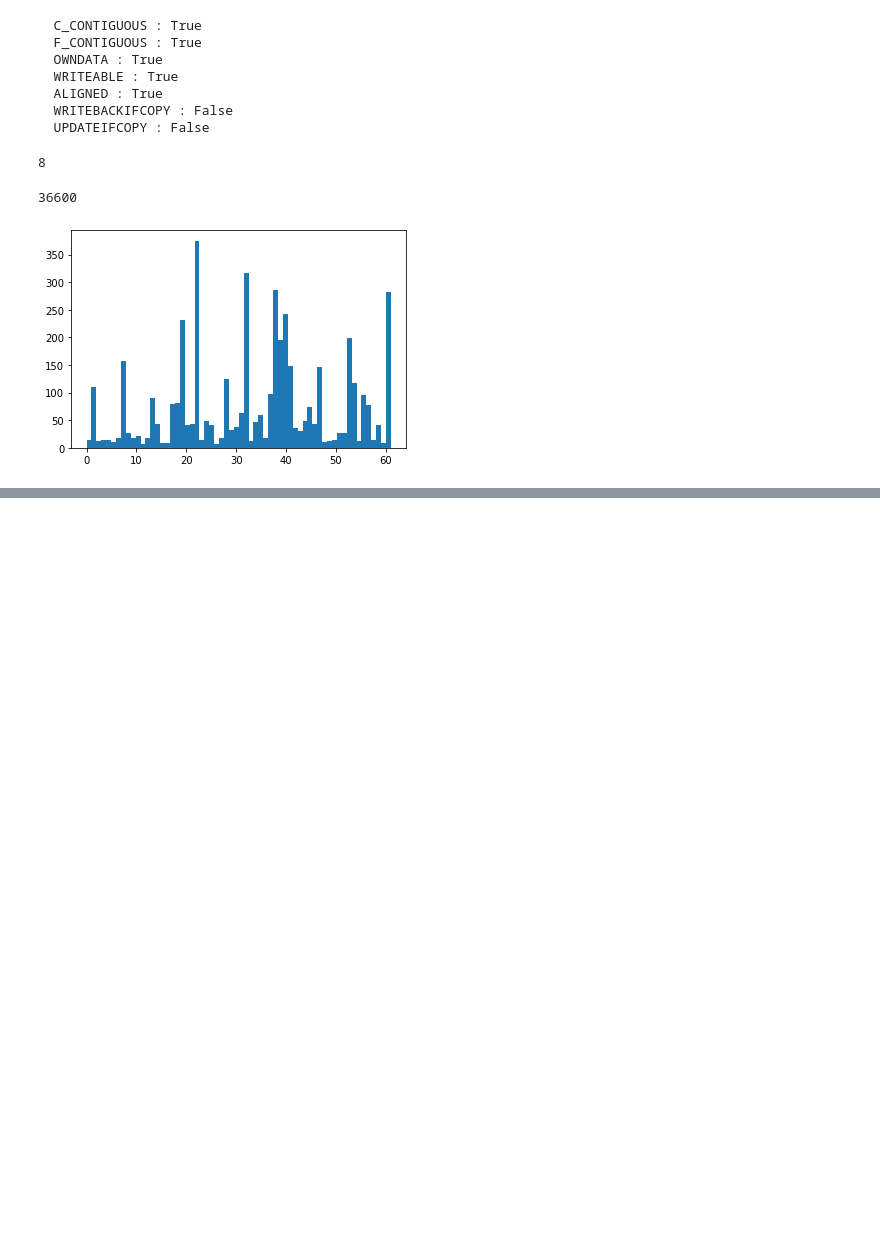
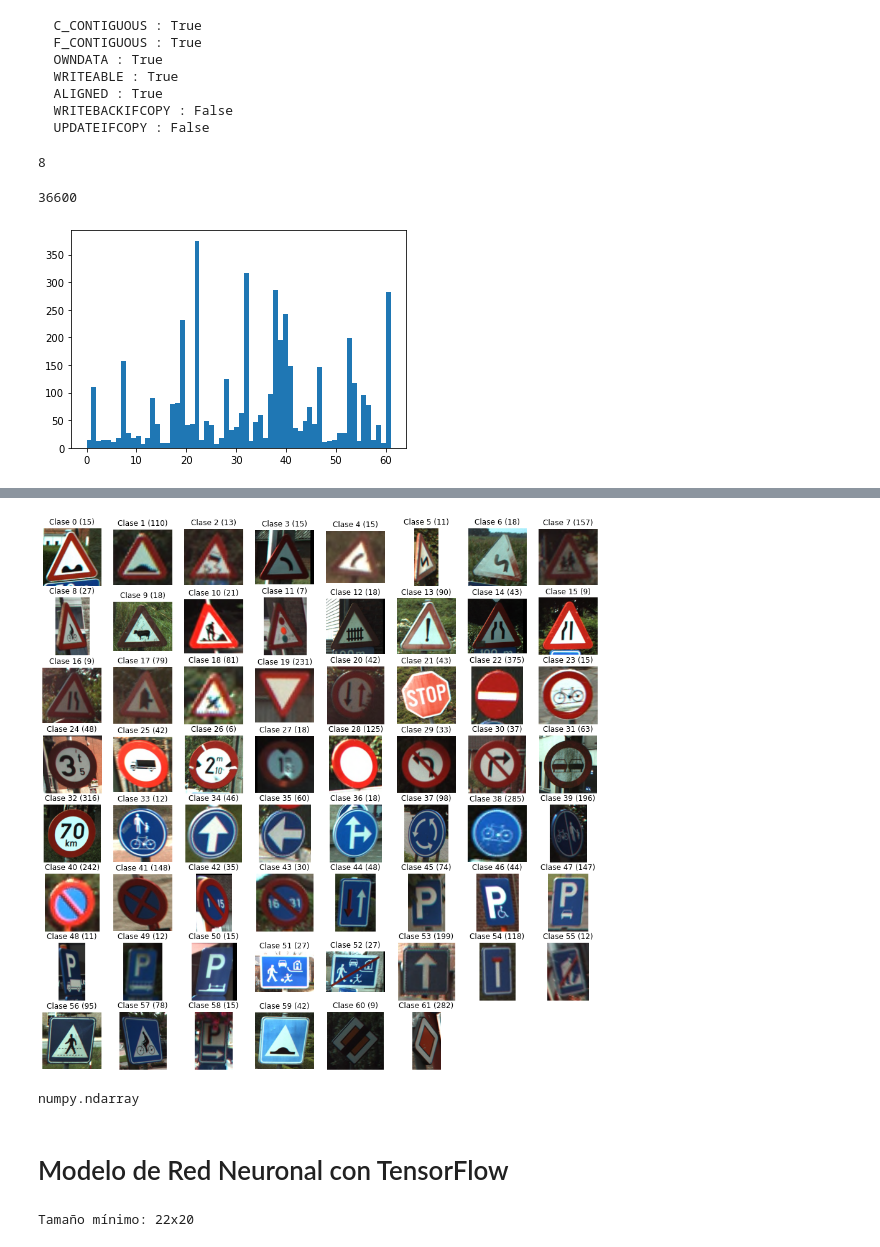
Before and after one commit to JhonFiUNFV/Data_Science_JF, a Jupyter notebook: python-ml/me/S8.2- Señales de Trafico.ipynb, the cells around one changed output, grey strips where cells are left out. Saved outputs shown, nothing was run; the diff lists cells and outputs as text; code cells hidden in the pictures; blank space fills up the shorter version.

```diff
--- a/python-ml/me/S8.2- Señales de Trafico.ipynb
+++ b/python-ml/me/S8.2- Señales de Trafico.ipynb
@@ -100,0 +140,20 @@ plt.show()
+# %%
+unique_labels = set(labels)
+plt.figure(figsize=(16,16))
+i = 1
+for label in unique_labels:
+    temp_im = images[list(labels).index(label)]
+    plt.subplot(8,8, i)
+    plt.axis("off")
+    plt.title("Clase {0} ({1})".format(label, list(labels).count(label)))
+    i +=1
+    plt.imshow(temp_im)
+plt.show()
+# %% [output]
+[figure, added]
+# %%
+type(labels)
+# %% [output]
+numpy.ndarray
+# %% [markdown]
+# Modelo de Red Neuronal con TensorFlow
@@ -100,0 +162,11 @@ plt.show()
+# %%
+w = 9999
+h = 9999
+for image in images:
+    if image.shape[0] < h:
+        h = image.shape[0]
+    if image.shape[1] < w:
+        w = image.shape[1]
+print("Tamaño mínimo: {0}x{1}".format(h,w))
+# %% [output]
+Tamaño mínimo: 22x20
```
Also changed, not shown: parts of 18 cells of this notebook.
